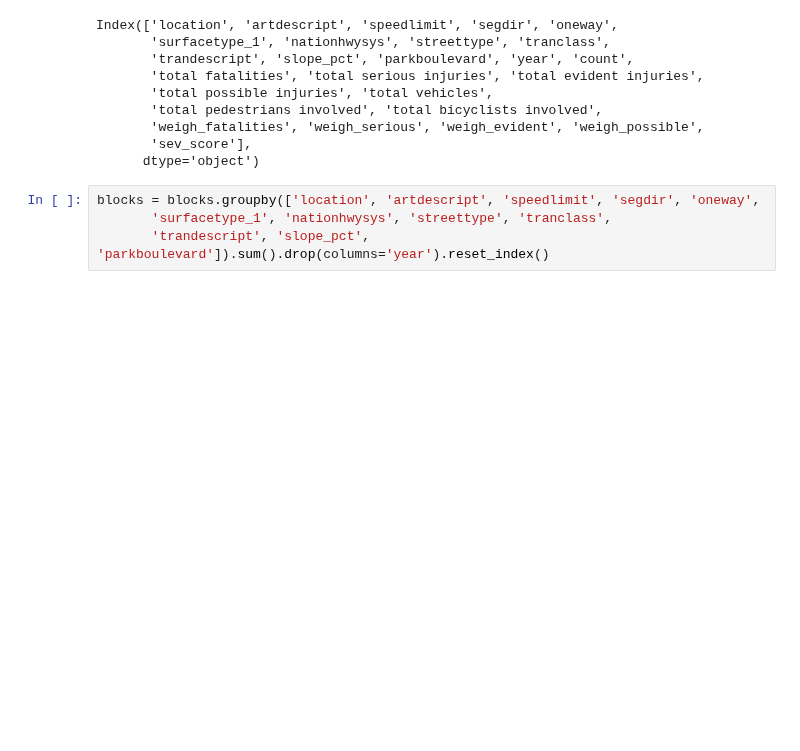
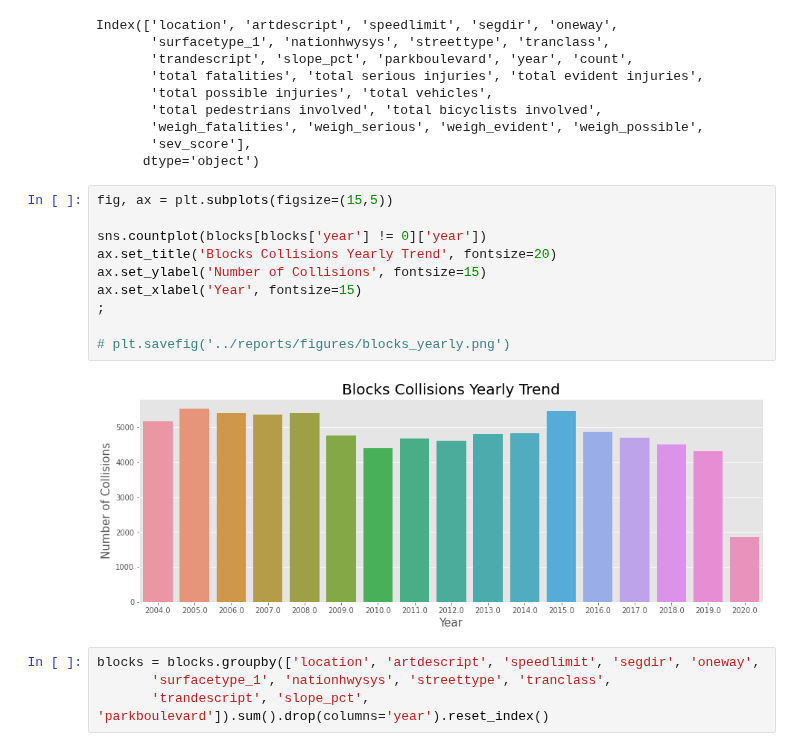
Before and after one commit to DataCircles/traffic_collisions_ml_team1, a Jupyter notebook: notebooks/cindy_severity_eda.ipynb, the cells around one changed output. Saved outputs shown, nothing was run; the diff lists cells and outputs as text; blank space fills up the shorter version.

```diff
--- a/notebooks/cindy_severity_eda.ipynb
+++ b/notebooks/cindy_severity_eda.ipynb
@@ -73,6 +73,18 @@ Index(['location', 'artdescript', 'speedlimit', 'segdir', 'oneway',
        'weigh_fatalities', 'weigh_serious', 'weigh_evident', 'weigh_possible',
        'sev_score'],
       dtype='object')
+# %%
+fig, ax = plt.subplots(figsize=(15,5))
+
+sns.countplot(blocks[blocks['year'] != 0]['year'])
+ax.set_title('Blocks Collisions Yearly Trend', fontsize=20)
+ax.set_ylabel('Number of Collisions', fontsize=15)
+ax.set_xlabel('Year', fontsize=15)
+;
+
+# plt.savefig('../reports/figures/blocks_yearly.png')
+# %% [output]
+[figure, added]
 # %%
 blocks = blocks.groupby(['location', 'artdescript', 'speedlimit', 'segdir', 'oneway',
        'surfacetype_1', 'nationhwysys', 'streettype', 'tranclass',
```
Also changed, not shown: parts of 21 cells of this notebook, 10 other files.
